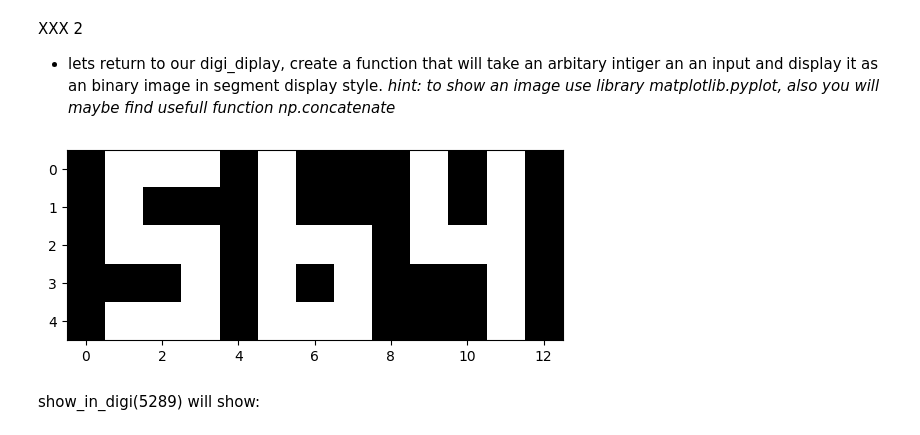
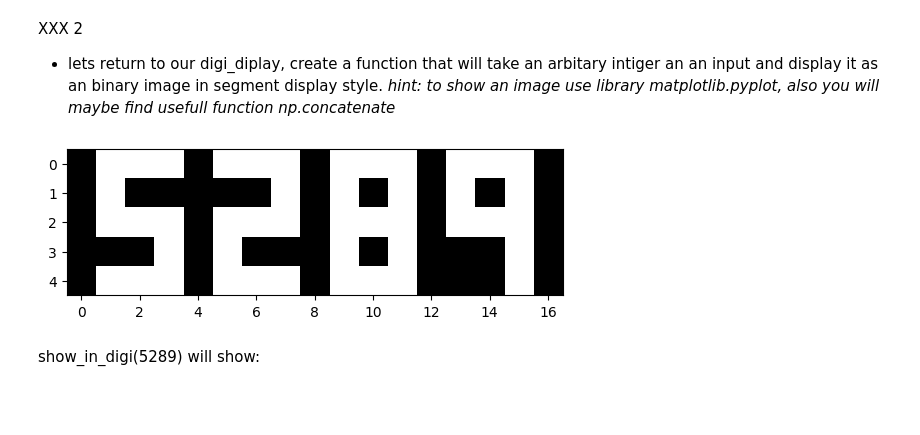
Before and after one commit to Dan5049/MPC-MLF, a Jupyter notebook: cv01/exercie_01.ipynb, the cells around one changed output. Drawn from its saved outputs; the diff is of its cells as text; code cells hidden in the pictures; blank space fills up the shorter version.

```diff
--- a/cv01/exercie_01.ipynb
+++ b/cv01/exercie_01.ipynb
@@ -165,35 +165,35 @@ XXX 2
 # %%
 import matplotlib.pyplot as plt
 
 def show_in_digi(input_integer: int) -> None:
   repre = {
     '0': np.array([[9,9,9],[9,0,9],[9,0,9],[9,0,9],[9,9,9]]),
     '1': np.array([[0,9,0],[0,9,0],[0,9,0],[0,9,0],[0,9,0]]),
     '2': np.array([[9,9,9],[0,0,9],[9,9,9],[9,0,0],[9,9,9]]),
     '3': np.array([[9,9,9],[0,0,9],[9,9,9],[0,0,9],[9,9,9]]),
     '4': np.array([[9,0,9],[9,0,9],[9,9,9],[0,0,9],[0,0,9]]),
     '5': np.array([[9,9,9],[9,0,0],[9,9,9],[0,0,9],[9,9,9]]),
     '6': np.array([[9,0,0],[9,0,0],[9,9,9],[9,0,9],[9,9,9]]),
     '7': np.array([[9,9,9],[0,0,9],[0,0,9],[0,0,9],[0,0,9]]),
     '8': np.array([[9,9,9],[9,0,9],[9,9,9],[9,0,9],[9,9,9]]),
     '9': np.array([[9,9,9],[9,0,9],[9,9,9],[0,0,9],[0,0,9]]),
     'I': np.array([[0],[0],[0],[0],[0]]),
   }
 
   im2show = repre['I']
 
   for i in range(len(str(input_integer))):
     im2show = np.append(im2show, repre[str(input_integer)[i]], axis=1)
     im2show = np.append(im2show, repre['I'], axis=1)
 
   plt.imshow(im2show, cmap=plt.cm.gray)
   plt.show()
 
   pass
 
-show_in_digi(564)
+show_in_digi(5289)
 # %% [output]
-[figure, old version]
+[figure, new version]
 # %% [markdown]
 show_in_digi(5289) will show:
 # %% [markdown]
```
Also changed, not shown: parts of 1 cell of this notebook, 1 other file.
